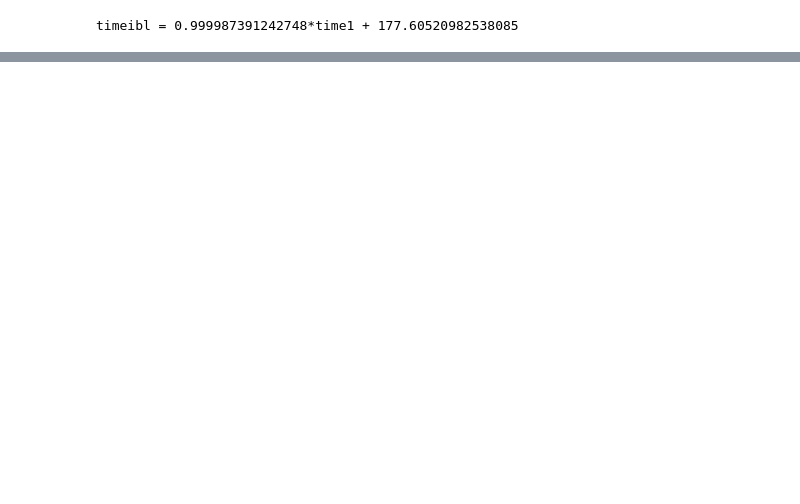
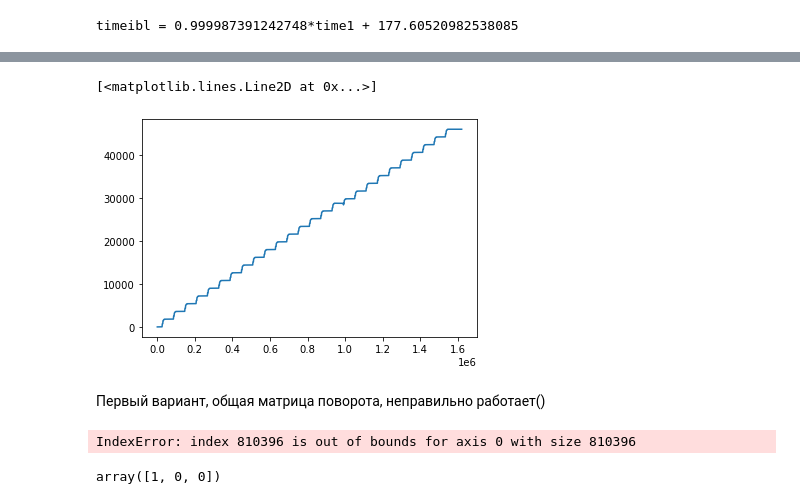
Before and after one commit to lubluchipsy/calibrovka, a Jupyter notebook: времена.ipynb, the cells around one changed output, grey strips where cells are left out. Saved outputs shown, nothing was run; the diff lists cells and outputs as text; code cells hidden in the pictures; blank space fills up the shorter version.

```diff
--- a/времена.ipynb
+++ b/времена.ipynb
@@ -334,0 +180,3 @@ plt.show()
+# %%
+time_1_2ibl = a1*time_1 + b1
+time_2_2ibl = a2*time_2 + b2
@@ -334,0 +232,2 @@ plt.show()
+# %%
+time12, fi1_12, fi2_12, omega1_12, omega2_12 = concatenate_axes(time_1_2ibl, time_2_2ibl, fi_1, fi_2, omega_1, omega_2, a1, b1, a2, b2)
@@ -334,0 +238,45 @@ plt.show()
+# %%
+plt.plot([i for i in range(len(fi2_12))], fi2_12)
+# %% [output]
+[<matplotlib.lines.Line2D at 0x...>]
+[figure, added]
+# %% [markdown]
+Первый вариант, общая матрица поворота, неправильно работает()
+# %%
+begin_koord=np.array([[1,0,0],[0,-1,0],[0,0,-1]])
+
+OmegaX = np.array([])
+OmegaY = np.array([])
+OmegaZ = np.array([])
+
+M12 = np.array([])
+ex = begin_koord[:, 0]
+ey = begin_koord[:, 1]
+ez = begin_koord[:, 2]
+fi10, fi1  = 0, 0
+fi20, fi2  = 0, 0
+
+Omega_earth = np.array([0, 12.44, 8.42])
+
+file = open('etalon.txt', 'w')
+file.write("{:8}".format("time") + "{:17}".format("omega_x,gph") + "{:17}".format("omega_y,gph") + "{:17}".format("omega_z,gph") + '\n')
+for i in range(1, len(time12)//1 +1):
+    fi10, fi1 = fi_1[i-1], fi_1[i]
+    fi20, fi2 = fi_2[i-1], fi_2[i]
+    y, z = -ey[1], -ey[2]
+    dfi1 = math.radians(fi1-fi10)
+    dfi2 = math.radians(fi2-fi20)
+    M12 = np.array([[np.cos(dfi1),                                 -(y*np.sin(dfi2)+z*np.cos(dfi2))*np.sin(dfi1),                                    (y*np.cos(dfi2)-z*np.sin(dfi2))*np.sin(dfi1)],
+                    [(y*np.sin(dfi2)+z*np.cos(dfi2))*np.sin(dfi1), np.cos(dfi1)+(1-np.cos(dfi1))*(y*np.cos(dfi2)-z*np.sin(dfi2))**2,                 (1-np.cos(dfi1))*(y*np.cos(dfi2)-z*np.sin(dfi2))*(y*np.sin(dfi2)+z*np.cos(dfi2))],
+                    [(z*np.sin(dfi2)-y*np.cos(dfi2))*np.sin(dfi1), (1-np.cos(dfi1))*(y*np.sin(dfi2)+z*np.cos(dfi2))*(y*np.cos(dfi2)-z*np.sin(dfi2)), np.cos(dfi1)+(1-np.cos(dfi1))*(y*np.sin(dfi2)+z*np.cos(dfi2))**2]])
+    ex = M12 @ ex
+    ey = M12 @ ey
+    ez = M12 @ ez
+
+    omegax = np.dot(ex, Omega_earth) + omega2_12[i]*ex[0]
+    omegay = np.dot(ey, Omega_earth) - omega1_12[i]
+    omegaz = np.dot(ez, Omega_earth) + omega2_12[i]*ez[0]
+    file.write("{:8.3f}".format(time12[i]) + "{:17.8f}".format(omegax) + "{:17.8f}".format(omegay) + "{:17.8f}".format(omegaz) + '\n')
+file.close()
+# %% [output]
+IndexError: index 810396 is out of bounds for axis 0 with size 810396
@@ -334,0 +321,6 @@ plt.show()
+# %%
+begin_koord = np.array([[1,0,0],[0,-1,0],[0,0,-1]])
+ex = begin_koord[:, 0]
+ex
+# %% [output]
+array([1, 0, 0])
```
Also changed, not shown: parts of 30 cells of this notebook, 1 other file.
